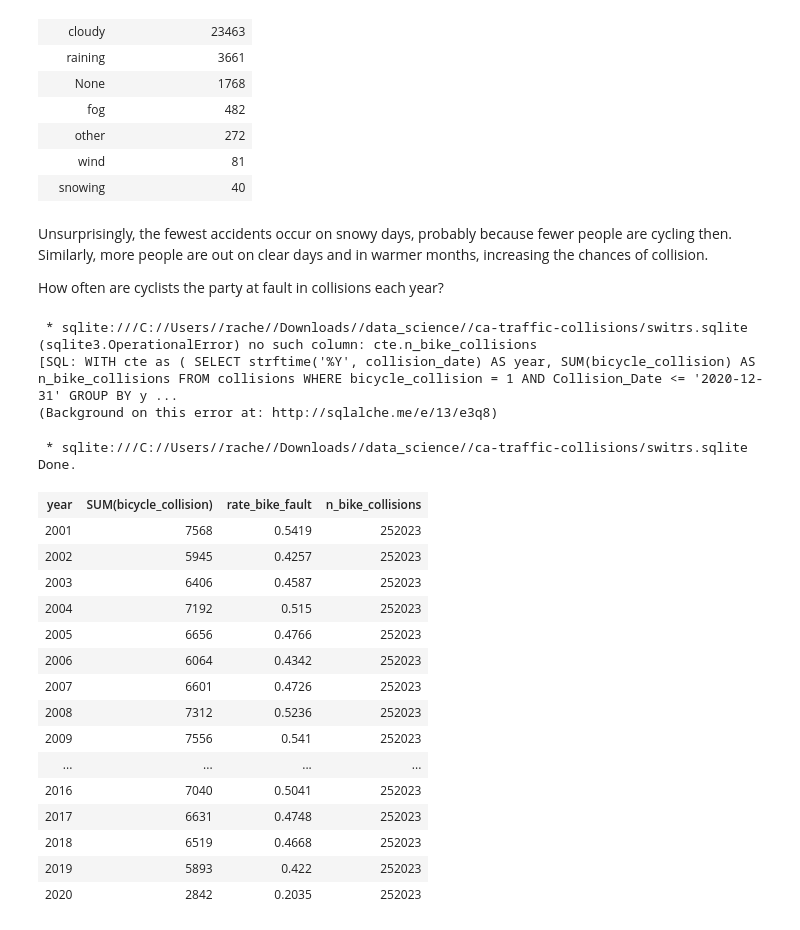
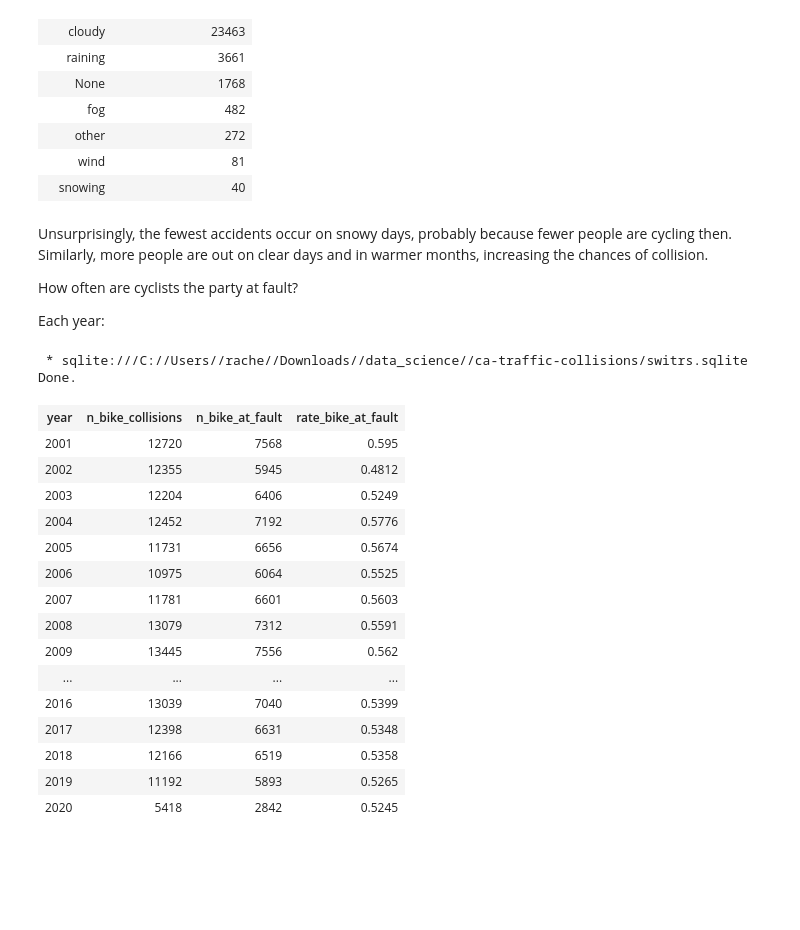
Before and after one commit to nomdeplume4reb/ca-traffic-collisions, a Jupyter notebook: cycling.ipynb, the cells around one changed output. Drawn from its saved outputs; the diff is of its cells as text; code cells hidden in the pictures; blank space fills up the shorter version.

```diff
--- a/cycling.ipynb
+++ b/cycling.ipynb
@@ -231,66 +252,36 @@ Done.
 # %% [markdown]
 Unsurprisingly, the fewest accidents occur on snowy days, probably because fewer people are cycling then. Similarly, more people are out on clear days and in warmer months, increasing the chances of collision.
 
-How often are cyclists the party at fault in collisions each year?
+How often are cyclists the party at fault?
+
+Each year:
-# %%
-#ctes
-
-%sql WITH cte as ( \
-    SELECT strftime('%Y', collision_date) AS year, \
-    SUM(bicycle_collision) AS n_bike_collisions \
-    FROM collisions \
-    WHERE bicycle_collision = 1 AND Collision_Date <= '2020-12-31' \
-    GROUP BY year) \
-SELECT strftime('%Y', collision_date) AS year, \
-    SUM(bicycle_collision), \
-    ROUND(SUM(bicycle_collision) * 1.0 / 13966, 4) AS rate_bike_fault, \
-    AVG(cte.n_bike_collisions) \
-FROM collisions \
-INNER JOIN parties \
-ON collisions.case_id = parties.case_id \
-WHERE at_fault = 1 and \
-    statewide_vehicle_type = 'bicycle' and \
-    bicycle_collision = 1 AND \
-    Collision_Date <= '2020-12-31'\
-GROUP BY year;
-# %% [output]
- * sqlite:///C://Users//rache//Downloads//data_science//ca-traffic-collisions/switrs.sqlite
-(sqlite3.OperationalError) no such column: cte.n_bike_collisions
-[SQL: WITH cte as ( SELECT strftime('%Y', collision_date) AS year, SUM(bicycle_collision) AS n_bike_collisions FROM collisions WHERE bicycle_collision = 1 AND Collision_Date <= '2020-12-31' GROUP BY y ...
-(Background on this error at: http://sqlalche.me/e/13/e3q8)
 # %%
-#subquery in select
-
 %sql SELECT strftime('%Y', collision_date) AS year, \
-    SUM(bicycle_collision), \
-    ROUND(SUM(bicycle_collision) * 1.0 / 13966, 4) AS rate_bike_fault, \
-    (SELECT SUM(bicycle_collision) AS n_bike_collisions \
-    FROM collisions \
-    WHERE bicycle_collision = 1 AND Collision_Date <= '2020-12-31') as n_bike_collisions \
+    count(distinct collisions.case_id) as n_bike_collisions, \
+    SUM(CASE WHEN statewide_vehicle_type = 'bicycle' AND at_fault = 1 THEN 1 ELSE null END) as n_bike_at_fault, \
+    ROUND(SUM(CASE WHEN statewide_vehicle_type = 'bicycle' AND at_fault = 1 THEN 1 ELSE null END) * 1.0 / count(distinct collisions.case_id), 4) as rate_bike_at_fault \
 FROM collisions \
-INNER JOIN parties \
+LEFT JOIN parties \
 ON collisions.case_id = parties.case_id \
-WHERE at_fault = 1 and \
-    statewide_vehicle_type = 'bicycle' and \
-    bicycle_collision = 1 AND \
+WHERE bicycle_collision = 1 AND \
     Collision_Date <= '2020-12-31'\
 GROUP BY year;
 # %% [output]
  * sqlite:///C://Users//rache//Downloads//data_science//ca-traffic-collisions/switrs.sqlite
 Done.
-| year | SUM(bicycle_collision) | rate_bike_fault | n_bike_collisions |
-| 2001 | 7568 | 0.5419 | 252023 |
-| 2002 | 5945 | 0.4257 | 252023 |
-| 2003 | 6406 | 0.4587 | 252023 |
-| 2004 | 7192 | 0.515 | 252023 |
-| 2005 | 6656 | 0.4766 | 252023 |
-| 2006 | 6064 | 0.4342 | 252023 |
-| 2007 | 6601 | 0.4726 | 252023 |
-| 2008 | 7312 | 0.5236 | 252023 |
-| 2009 | 7556 | 0.541 | 252023 |
+| year | n_bike_collisions | n_bike_at_fault | rate_bike_at_fault |
+| 2001 | 12720 | 7568 | 0.595 |
+| 2002 | 12355 | 5945 | 0.4812 |
+| 2003 | 12204 | 6406 | 0.5249 |
+| 2004 | 12452 | 7192 | 0.5776 |
+| 2005 | 11731 | 6656 | 0.5674 |
+| 2006 | 10975 | 6064 | 0.5525 |
+| 2007 | 11781 | 6601 | 0.5603 |
+| 2008 | 13079 | 7312 | 0.5591 |
+| 2009 | 13445 | 7556 | 0.562 |
 | ... | ... | ... | ... |
-| 2016 | 7040 | 0.5041 | 252023 |
-| 2017 | 6631 | 0.4748 | 252023 |
-| 2018 | 6519 | 0.4668 | 252023 |
-| 2019 | 5893 | 0.422 | 252023 |
-| 2020 | 2842 | 0.2035 | 252023 |
+| 2016 | 13039 | 7040 | 0.5399 |
+| 2017 | 12398 | 6631 | 0.5348 |
+| 2018 | 12166 | 6519 | 0.5358 |
+| 2019 | 11192 | 5893 | 0.5265 |
+| 2020 | 5418 | 2842 | 0.5245 |
```
Also changed, not shown: parts of 11 cells of this notebook.
